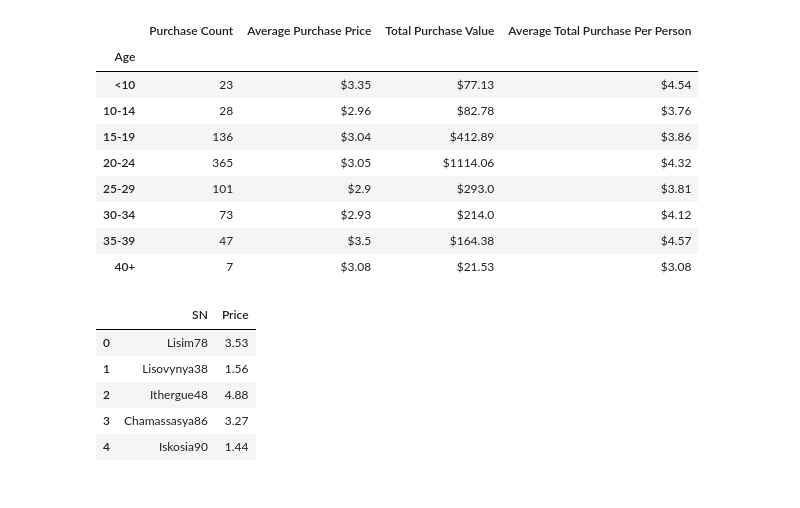
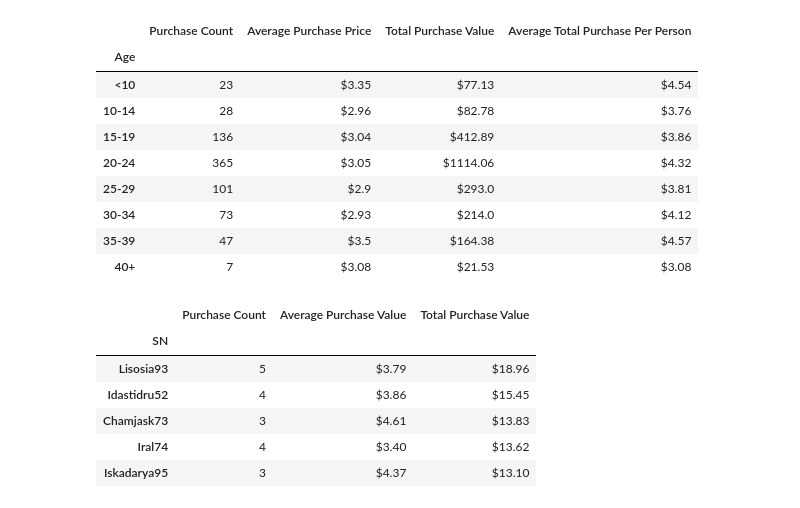
Before and after one commit to CharlesPBiggar/Heroes-of-PyMoli, a Jupyter notebook: Heroes_Of_Pymoli_CPB.ipynb, the cells around one changed output. Saved outputs shown, nothing was run; the diff lists cells and outputs as text; code cells hidden in the pictures.

```diff
--- a/Heroes_Of_Pymoli_CPB.ipynb
+++ b/Heroes_Of_Pymoli_CPB.ipynb
@@ -219,11 +219,7 @@ age_purchase_analysis_df.set_index("Age")
 # %%
 #finding top spenders
 top_spenders_df = game_data[["SN", "Price"]]
-top_spenders_df.head()
+#get purchase count
+ts_pcount_df = pd.DataFrame(top_spenders_df["SN"].value_counts())
+ts_pcount_df.reset_index(inplace=True)
+ts_pcount_df.columns = ["SN", "Purchase Count"]
-# %% [output]
-|  | SN | Price |
-| 0 | Lisim78 | 3.53 |
-| 1 | Lisovynya38 | 1.56 |
-| 2 | Ithergue48 | 4.88 |
-| 3 | Chamassasya86 | 3.27 |
-| 4 | Iskosia90 | 1.44 |
@@ -231,0 +226,29 @@ game_data.head()
+# %%
+#get average purchase value for each SN
+ts_pavg_df = pd.DataFrame(top_spenders_df.groupby("SN")["Price"].mean())
+ts_pavg_df.reset_index(inplace=True)
+ts_pavg_df.columns = ["SN","Average Purchase Value"]
+# %%
+#get purchase total for each SN
+ts_ptotal_df = pd.DataFrame(top_spenders_df.groupby("SN")["Price"].sum())
+ts_ptotal_df.reset_index(inplace=True)
+ts_ptotal_df.columns = ["SN","Total Purchase Value"]
+# %%
+#Merge above values into final DF
+merged_spenders_df = pd.merge(ts_pcount_df, ts_pavg_df, on="SN")
+merged_spenders2_df = pd.merge(merged_spenders_df, ts_ptotal_df, on="SN")
+merged_spenders3_df = merged_spenders2_df.set_index("SN")
+# %%
+#Solution for Top Spenders
+merged_spendersF_df = merged_spenders3_df.sort_values("Total Purchase Value",ascending=False).head(5)
+merged_spendersF_df["Average Purchase Value"] = merged_spendersF_df["Average Purchase Value"].map("${0:,.2f}".format)
+merged_spendersF_df["Total Purchase Value"] = merged_spendersF_df["Total Purchase Value"].map("${0:,.2f}".format)
+merged_spendersF_df
+# %% [output]
+|  | Purchase Count | Average Purchase Value | Total Purchase Value |
+| SN |  |  |  |
+| Lisosia93 | 5 | $3.79 | $18.96 |
+| Idastidru52 | 4 | $3.86 | $15.45 |
+| Chamjask73 | 3 | $4.61 | $13.83 |
+| Iral74 | 4 | $3.40 | $13.62 |
+| Iskadarya95 | 3 | $4.37 | $13.10 |
```
Also changed, not shown: parts of 10 cells of this notebook, 1 other file.
